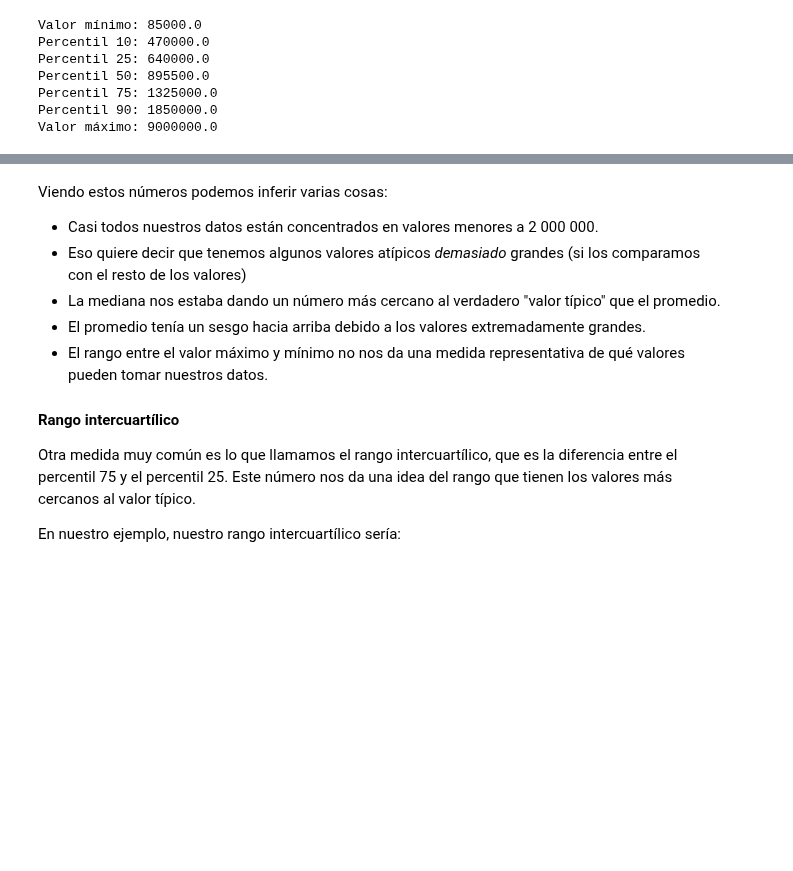
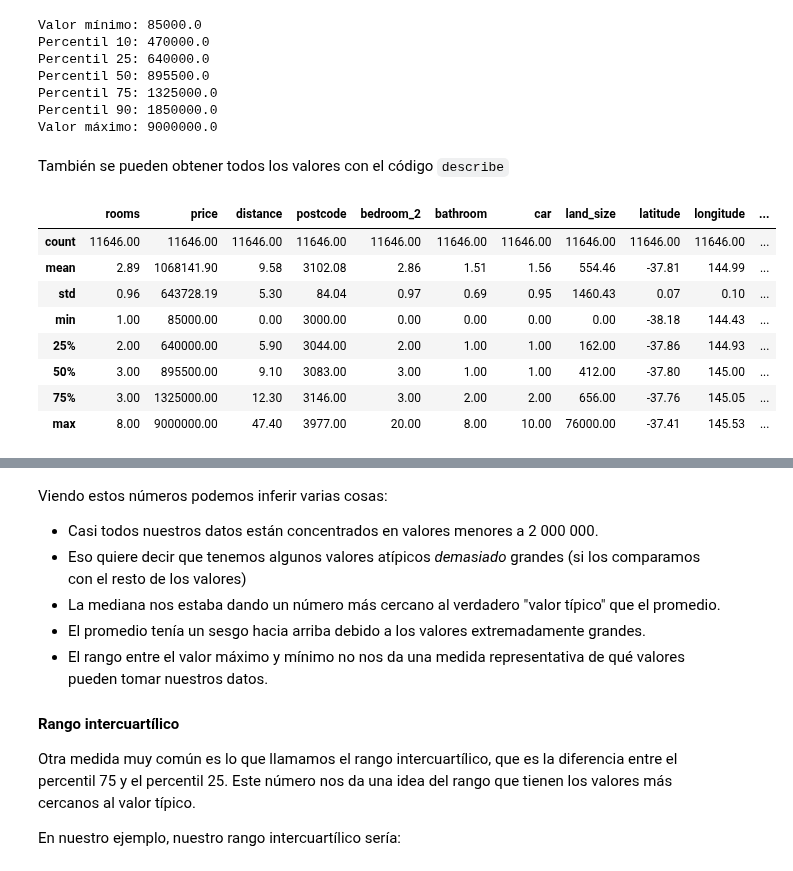
Before and after one commit to beduExpert/B2-Analisis-de-Datos-con-Python-2020, a Jupyter notebook: Sesion-01/Ejemplo-04/estadisticos_de_orden.ipynb, the cells around one changed output, grey strips where cells are left out. Cells and saved outputs as stored; diff of their text form; code cells hidden in the pictures; blank space fills up the shorter version.

```diff
--- a/Sesion-01/Ejemplo-04/estadisticos_de_orden.ipynb
+++ b/Sesion-01/Ejemplo-04/estadisticos_de_orden.ipynb
@@ -62,3 +65,17 @@ Percentil 50: 895500.0
 Percentil 75: 1325000.0
 Percentil 90: 1850000.0
 Valor máximo: 9000000.0
+# %% [markdown]
+También se pueden obtener todos los valores con el código `describe`
+# %%
+df.describe().round(2)
+# %% [output]
+|  | rooms | price | distance | postcode | bedroom_2 | bathroom | car | land_size | latitude | longitude | ... |
+| count | 11646.00 | 11646.00 | 11646.00 | 11646.00 | 11646.00 | 11646.00 | 11646.00 | 11646.00 | 11646.00 | 11646.00 | ... |
+| mean | 2.89 | 1068141.90 | 9.58 | 3102.08 | 2.86 | 1.51 | 1.56 | 554.46 | -37.81 | 144.99 | ... |
+| std | 0.96 | 643728.19 | 5.30 | 84.04 | 0.97 | 0.69 | 0.95 | 1460.43 | 0.07 | 0.10 | ... |
+| min | 1.00 | 85000.00 | 0.00 | 3000.00 | 0.00 | 0.00 | 0.00 | 0.00 | -38.18 | 144.43 | ... |
+| 25% | 2.00 | 640000.00 | 5.90 | 3044.00 | 2.00 | 1.00 | 1.00 | 162.00 | -37.86 | 144.93 | ... |
+| 50% | 3.00 | 895500.00 | 9.10 | 3083.00 | 3.00 | 1.00 | 1.00 | 412.00 | -37.80 | 145.00 | ... |
+| 75% | 3.00 | 1325000.00 | 12.30 | 3146.00 | 3.00 | 2.00 | 2.00 | 656.00 | -37.76 | 145.05 | ... |
+| max | 8.00 | 9000000.00 | 47.40 | 3977.00 | 20.00 | 8.00 | 10.00 | 76000.00 | -37.41 | 145.53 | ... |
```
Also changed, not shown: parts of 4 cells of this notebook.
